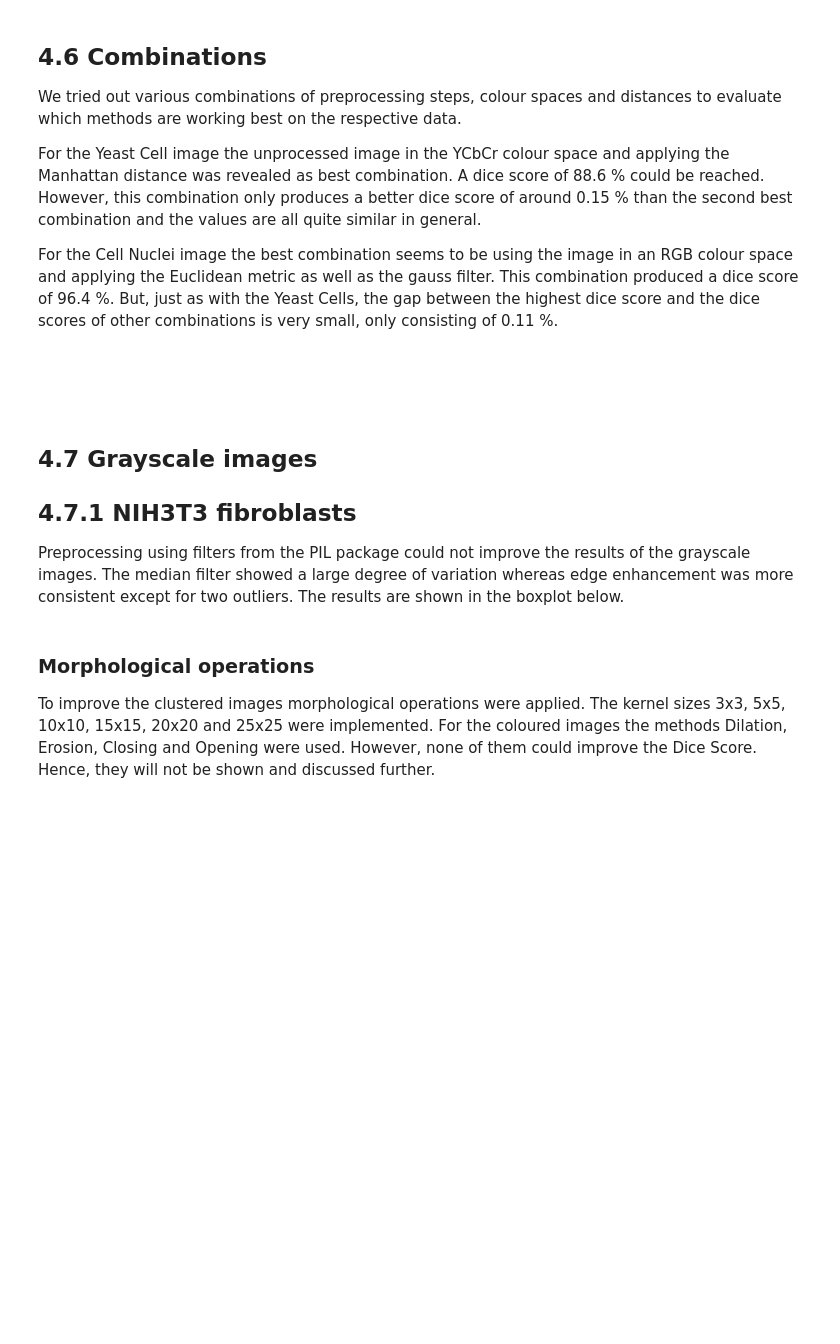
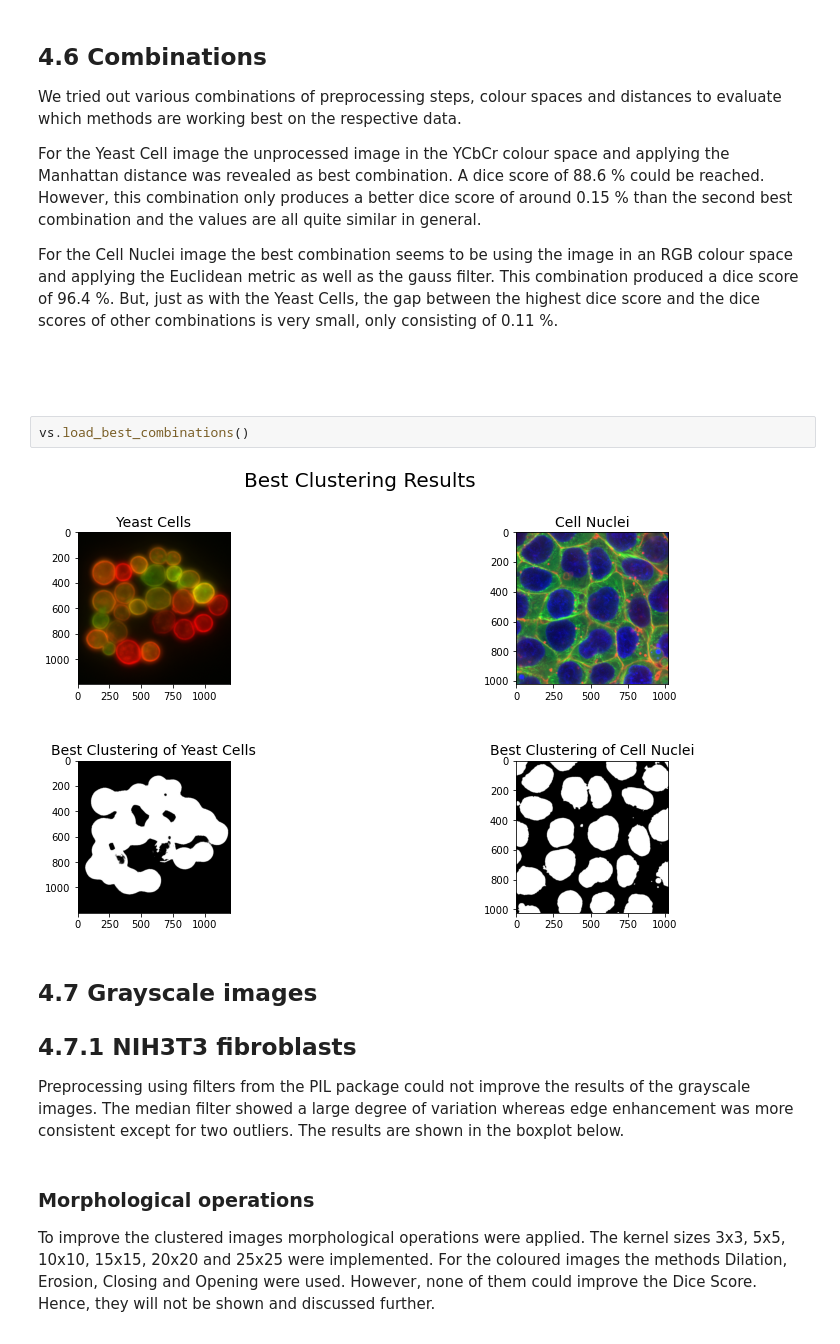
Before and after one commit to datascience-mobi-2022/2022-topic-01-team-05, a Jupyter notebook: cell_clustering/report.ipynb, the cells around one changed output. Cells and saved outputs as stored; diff of their text form; blank space fills up the shorter version.

Commit message:
best results added

```diff
--- a/cell_clustering/report.ipynb
+++ b/cell_clustering/report.ipynb
@@ -291,6 +291,10 @@ For the Cell Nuclei image the best combination seems to be using the image in an
 <br>
 <br>
 <br>
+# %%
+vs.load_best_combinations()
+# %% [output]
+[figure, added]
 # %% [markdown]
 ## 4.7 Grayscale images
 
```
Also changed, not shown: parts of 1 cell of this notebook.
